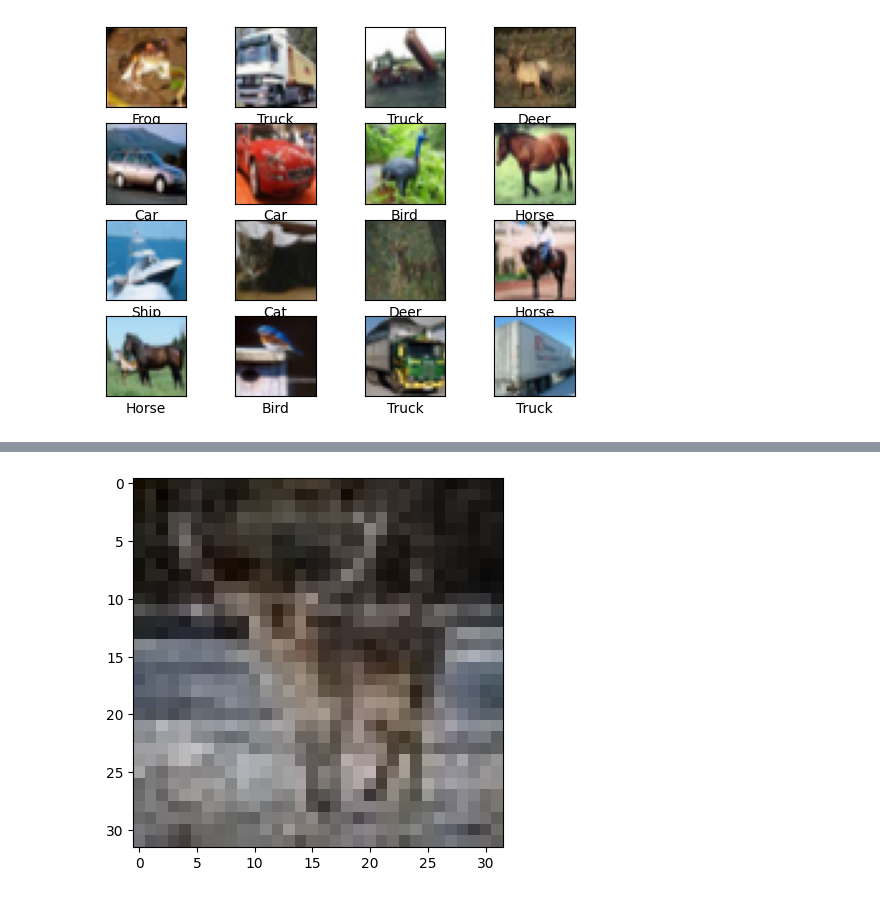
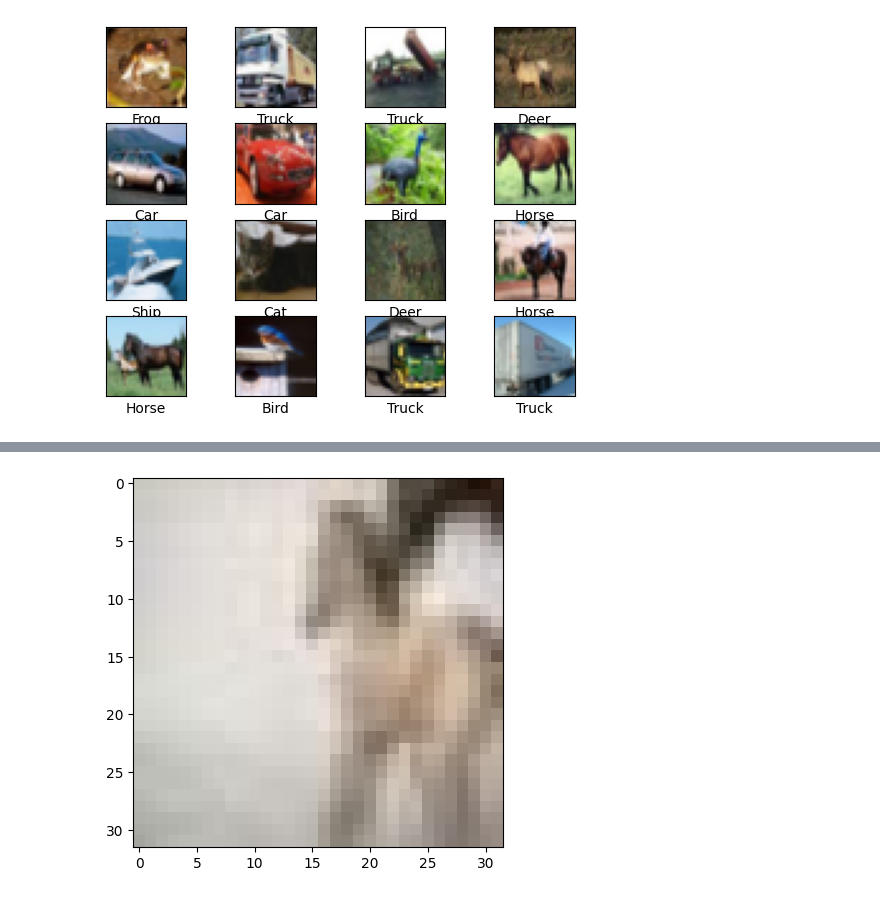
Before and after one commit to Nedas-Jaronis/ML-Stuff, a Jupyter notebook: Projects/ImageClassification.ipynb, the cells around one changed output, grey strips where cells are left out. Drawn from its saved outputs; the diff is of its cells as text; code cells hidden in the pictures.

```diff
--- a/Projects/ImageClassification.ipynb
+++ b/Projects/ImageClassification.ipynb
@@ -29,7 +29,7 @@ testing_labels = testing_labels[:4000]
 # %%
 model = models.load_model('image_classifier.keras')
 
-img = cv.imread('./data/images/deer.jpg')
+img = cv.imread('./data/images/pony.jpg')
 if img is None:
     raise FileNotFoundError("Image file not found at the specified path.")
 img = cv.cvtColor(img, cv.COLOR_BGR2RGB)
@@ -48 +47 @@ Prdiction is Deer
-[figure, old version]
+[figure, new version]
```
Also changed, not shown: parts of 1 cell of this notebook, 1 other file.
